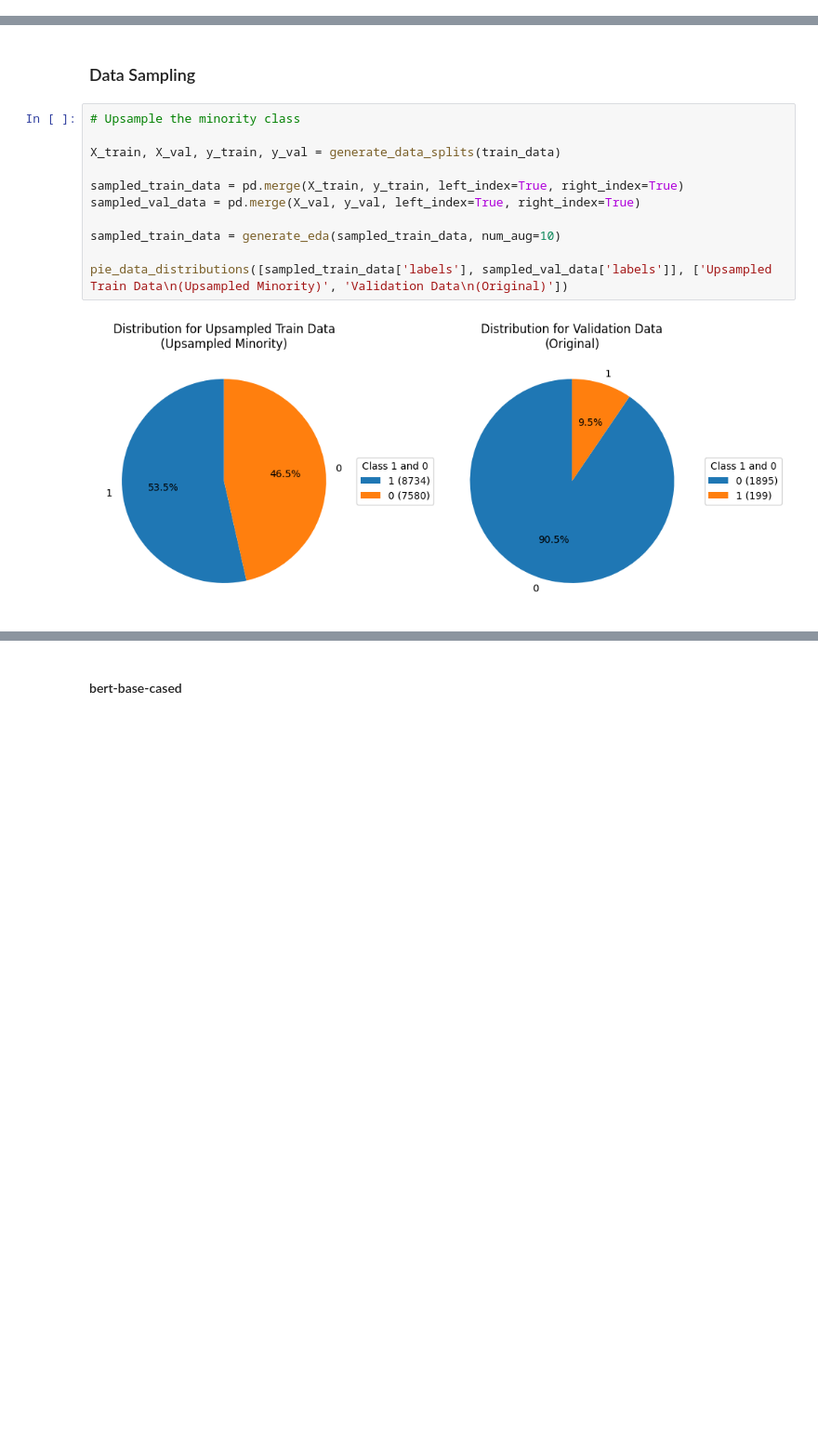
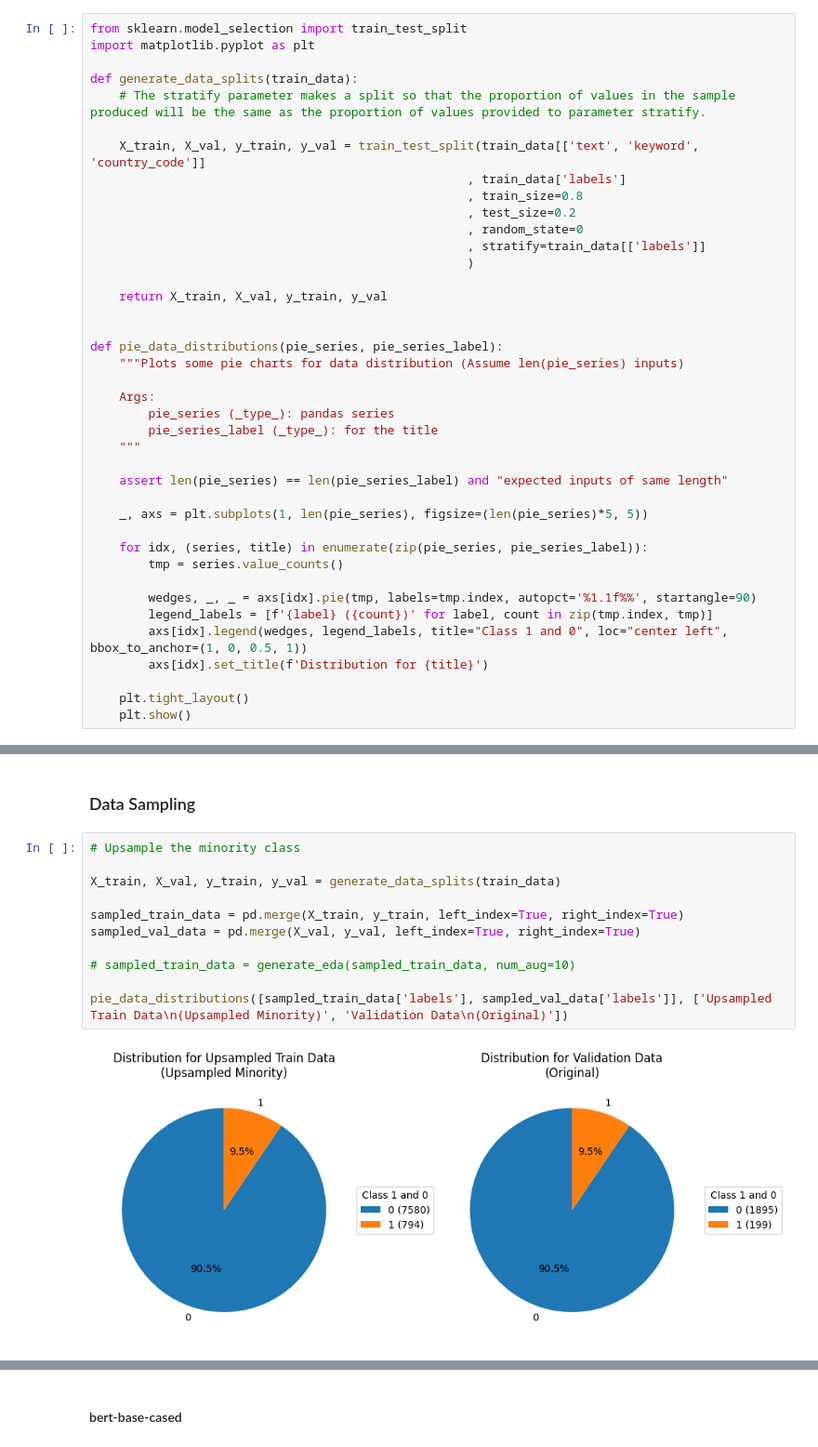
Before and after one commit to avzh1/nlp_bert_classifier, a Jupyter notebook: src/binary-classification.ipynb, the cells around one changed output, grey strips where cells are left out. Shown at 93% size. Saved outputs shown, nothing was run; the diff lists cells and outputs as text; blank space fills up the shorter version.

```diff
--- a/src/binary-classification.ipynb
+++ b/src/binary-classification.ipynb
@@ -62,0 +75,40 @@ DEVICE
+# %%
+from sklearn.model_selection import train_test_split
+import matplotlib.pyplot as plt
+
+def generate_data_splits(train_data):
+    # The stratify parameter makes a split so that the proportion of values in the sample produced will be the same as the proportion of values provided to parameter stratify.
+
+    X_train, X_val, y_train, y_val = train_test_split(train_data[['text', 'keyword', 'country_code']]
+                                                    , train_data['labels']
+                                                    , train_size=0.8
+                                                    , test_size=0.2
+                                                    , random_state=0
+                                                    , stratify=train_data[['labels']]
+                                                    )
+
+    return X_train, X_val, y_train, y_val
+
+
+def pie_data_distributions(pie_series, pie_series_label):
+    """Plots some pie charts for data distribution (Assume len(pie_series) inputs)
+
+    Args:
+        pie_series (_type_): pandas series
+        pie_series_label (_type_): for the title
+    """
+
+    assert len(pie_series) == len(pie_series_label) and "expected inputs of same length"
+
+    _, axs = plt.subplots(1, len(pie_series), figsize=(len(pie_series)*5, 5))
+
+    for idx, (series, title) in enumerate(zip(pie_series, pie_series_label)):
+        tmp = series.value_counts()
+
+        wedges, _, _ = axs[idx].pie(tmp, labels=tmp.index, autopct='%1.1f%%', startangle=90)
+        legend_labels = [f'{label} ({count})' for label, count in zip(tmp.index, tmp)]
+        axs[idx].legend(wedges, legend_labels, title="Class 1 and 0", loc="center left", bbox_to_anchor=(1, 0, 0.5, 1))
+        axs[idx].set_title(f'Distribution for {title}')
+
+    plt.tight_layout()
+    plt.show()
@@ -292,14 +368,14 @@ class PCLDataset(Dataset):
 # %%
 # Upsample the minority class
 
 X_train, X_val, y_train, y_val = generate_data_splits(train_data)
 
 sampled_train_data = pd.merge(X_train, y_train, left_index=True, right_index=True)
 sampled_val_data = pd.merge(X_val, y_val, left_index=True, right_index=True)
 
-sampled_train_data = generate_eda(sampled_train_data, num_aug=10)
+# sampled_train_data = generate_eda(sampled_train_data, num_aug=10)
 
 pie_data_distributions([sampled_train_data['labels'], sampled_val_data['labels']], ['Upsampled Train Data\n(Upsampled Minority)', 'Validation Data\n(Original)'])
 # %% [output]
-[figure, old version]
+[figure, new version]
 # %% [markdown]
```
Also changed, not shown: parts of 52 cells of this notebook, 1 other file.
